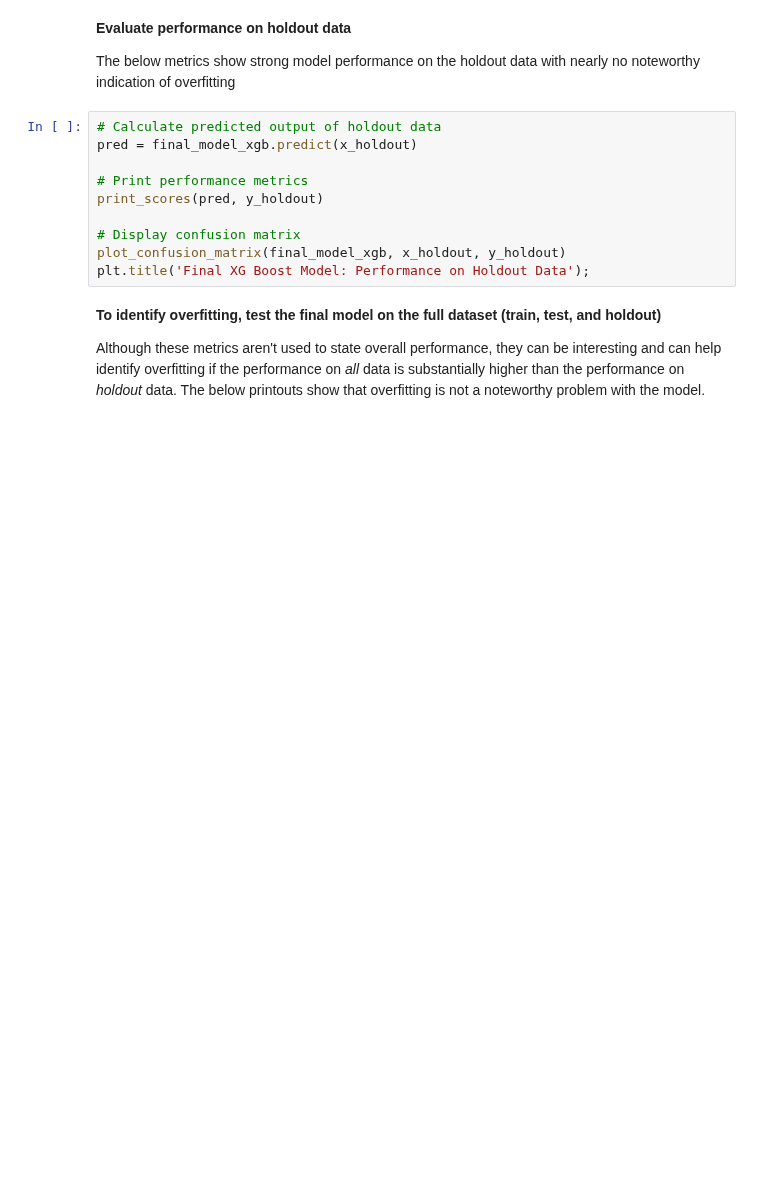
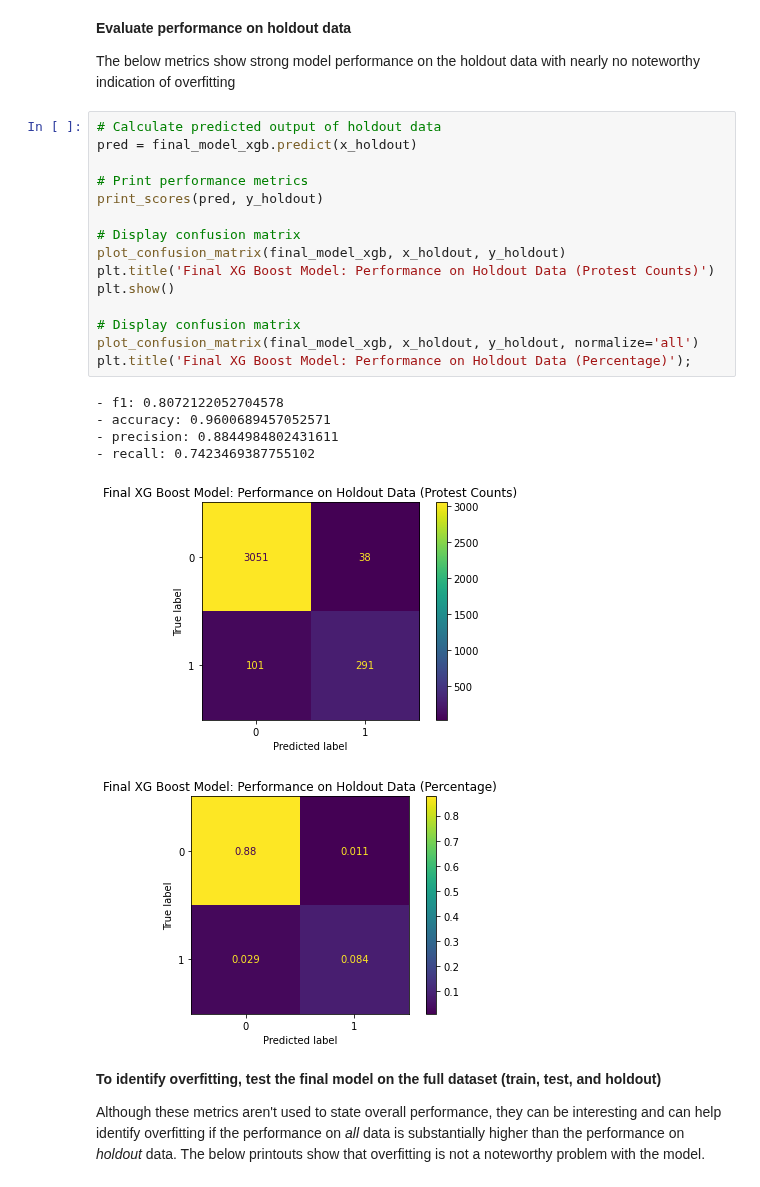
Before and after one commit to sethnlewis/Predicting-Political-Revolutions, a Jupyter notebook: notebooks/FINAL SUMMARY NOTEBOOK.ipynb, the cells around one changed output. Cells and saved outputs as stored; diff of their text form; blank space fills up the shorter version.

```diff
--- a/notebooks/FINAL SUMMARY NOTEBOOK.ipynb
+++ b/notebooks/FINAL SUMMARY NOTEBOOK.ipynb
@@ -501,13 +523,25 @@ The below metrics show strong model performance on the holdout data with nearly
 # %%
 # Calculate predicted output of holdout data
 pred = final_model_xgb.predict(x_holdout)
 
 # Print performance metrics
 print_scores(pred, y_holdout)
 
 # Display confusion matrix
 plot_confusion_matrix(final_model_xgb, x_holdout, y_holdout)
-plt.title('Final XG Boost Model: Performance on Holdout Data');
+plt.title('Final XG Boost Model: Performance on Holdout Data (Protest Counts)')
+plt.show()
+
+# Display confusion matrix
+plot_confusion_matrix(final_model_xgb, x_holdout, y_holdout, normalize='all')
+plt.title('Final XG Boost Model: Performance on Holdout Data (Percentage)');
+# %% [output]
+- f1: 0.8072122052704578
+- accuracy: 0.9600689457052571
+- precision: 0.8844984802431611
+- recall: 0.7423469387755102
+[figure, added]
+[figure, added]
 # %% [markdown]
 **To identify overfitting, test the final model on the full dataset (train, test, and holdout)**
 
```
Also changed, not shown: parts of 12 cells of this notebook, 5 other files.
